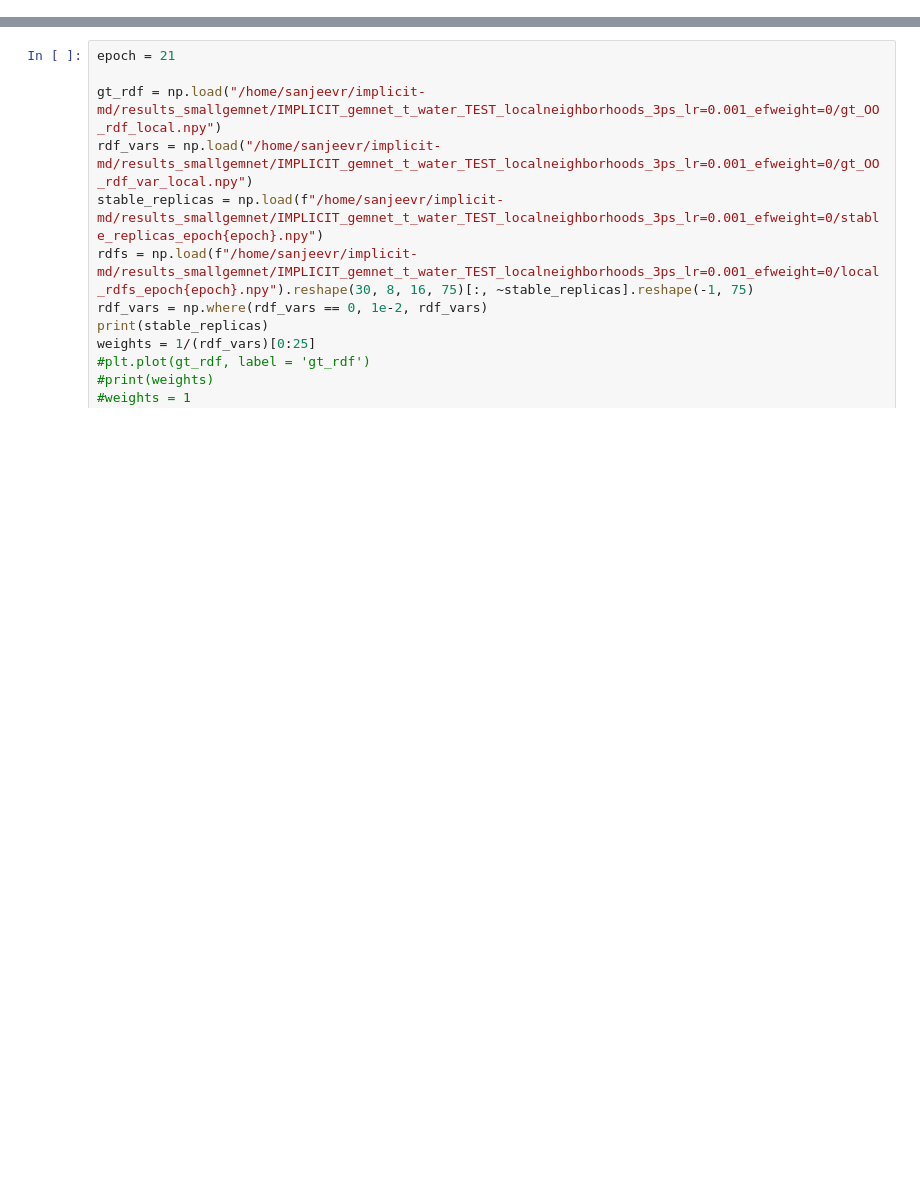
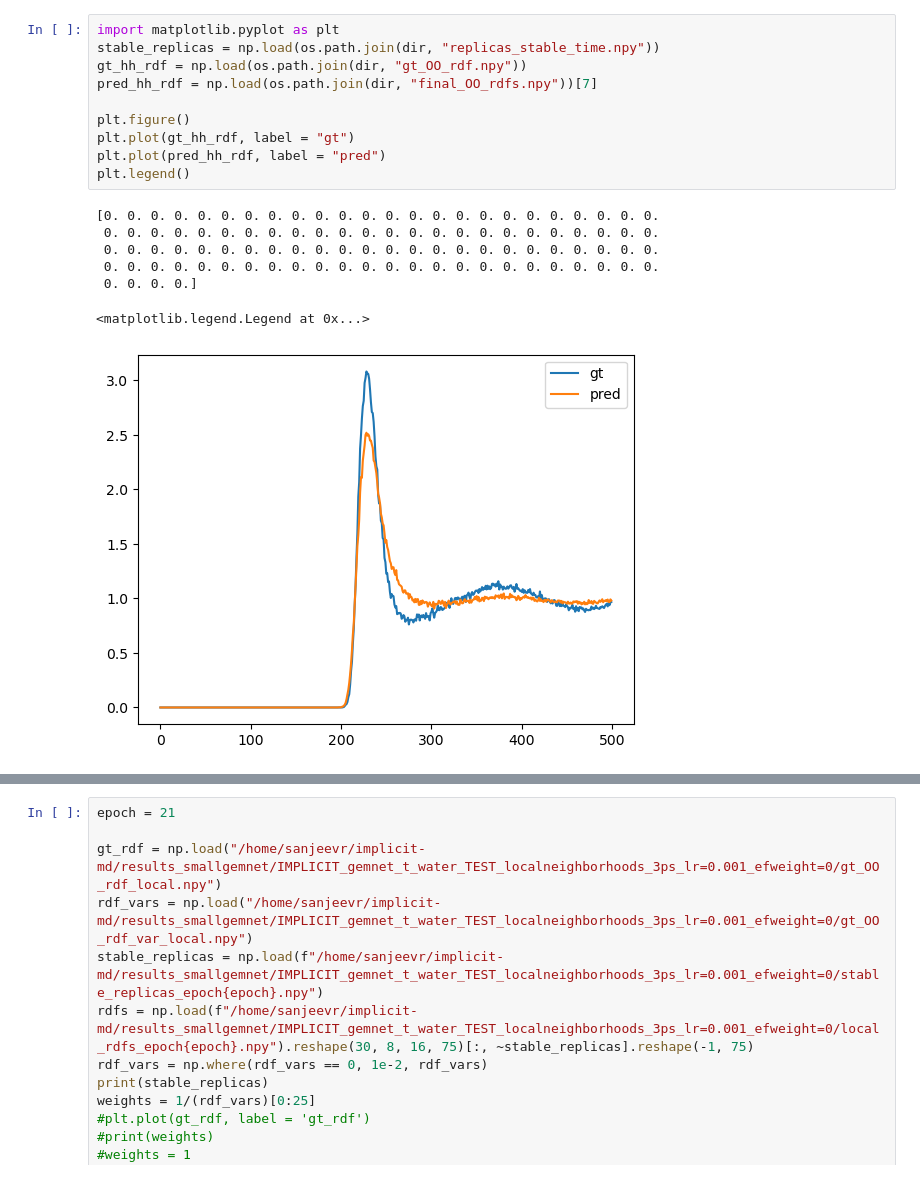
Before and after one commit to jeevster/implicit-md, a Jupyter notebook: Untitled.ipynb, the cells around one changed output, grey strips where cells are left out. Cells and saved outputs as stored; diff of their text form; blank space fills up the shorter version.

```diff
--- a/Untitled.ipynb
+++ b/Untitled.ipynb
@@ -103 +149,19 @@ from mdsim.observables.common import BondLengthDeviation
+# %%
+import matplotlib.pyplot as plt
+stable_replicas = np.load(os.path.join(dir, "replicas_stable_time.npy"))
+gt_hh_rdf = np.load(os.path.join(dir, "gt_OO_rdf.npy"))
+pred_hh_rdf = np.load(os.path.join(dir, "final_OO_rdfs.npy"))[7]
+
+plt.figure()
+plt.plot(gt_hh_rdf, label = "gt")
+plt.plot(pred_hh_rdf, label = "pred")
+plt.legend()
+# %% [output]
+[0. 0. 0. 0. 0. 0. 0. 0. 0. 0. 0. 0. 0. 0. 0. 0. 0. 0. 0. 0. 0. 0. 0. 0.
+ 0. 0. 0. 0. 0. 0. 0. 0. 0. 0. 0. 0. 0. 0. 0. 0. 0. 0. 0. 0. 0. 0. 0. 0.
+ 0. 0. 0. 0. 0. 0. 0. 0. 0. 0. 0. 0. 0. 0. 0. 0. 0. 0. 0. 0. 0. 0. 0. 0.
+ 0. 0. 0. 0. 0. 0. 0. 0. 0. 0. 0. 0. 0. 0. 0. 0. 0. 0. 0. 0. 0. 0. 0. 0.
+ 0. 0. 0. 0.]
+<matplotlib.legend.Legend at 0x...>
+[figure, added]
 # %%
```
Also changed, not shown: parts of 2 cells of this notebook, 1 other file.
